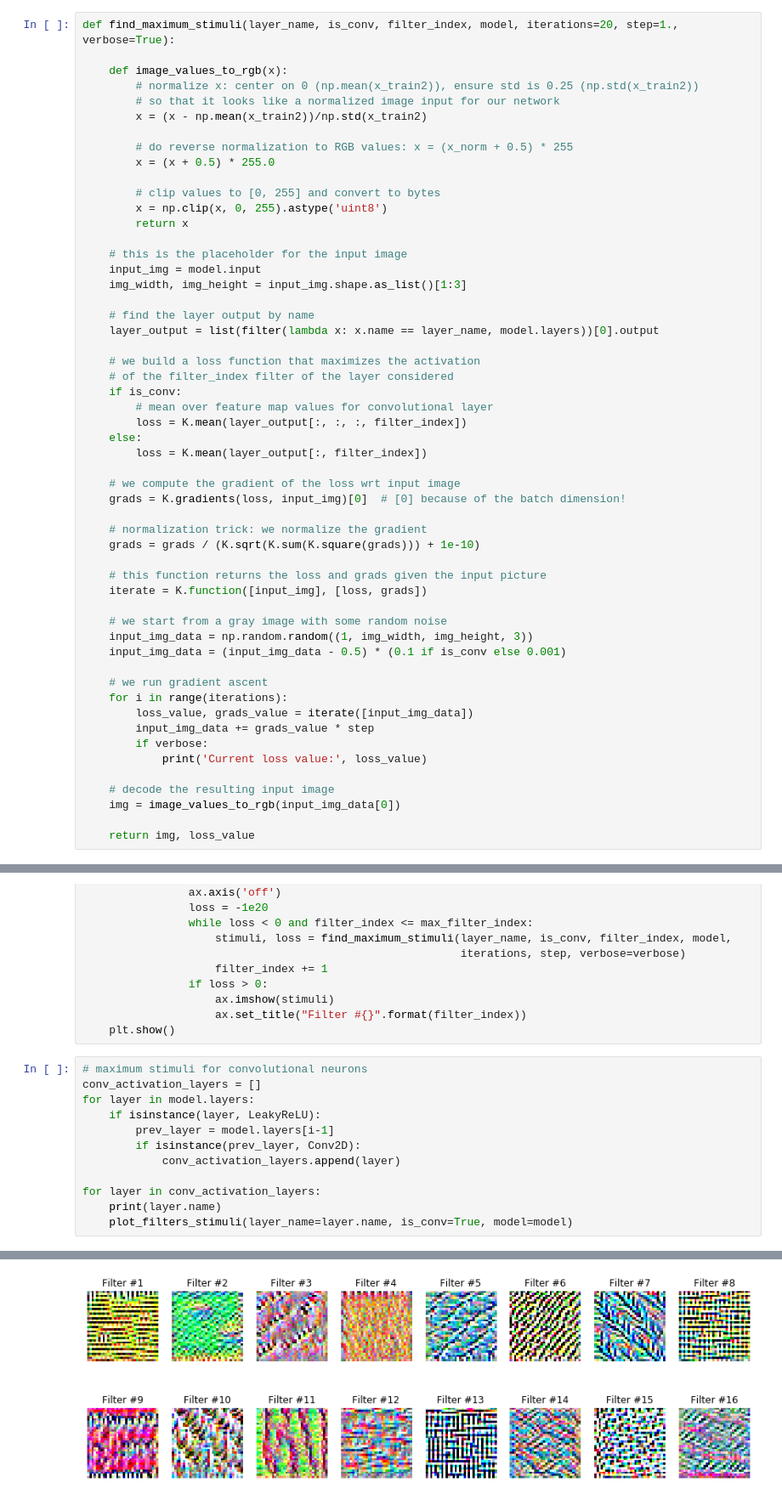
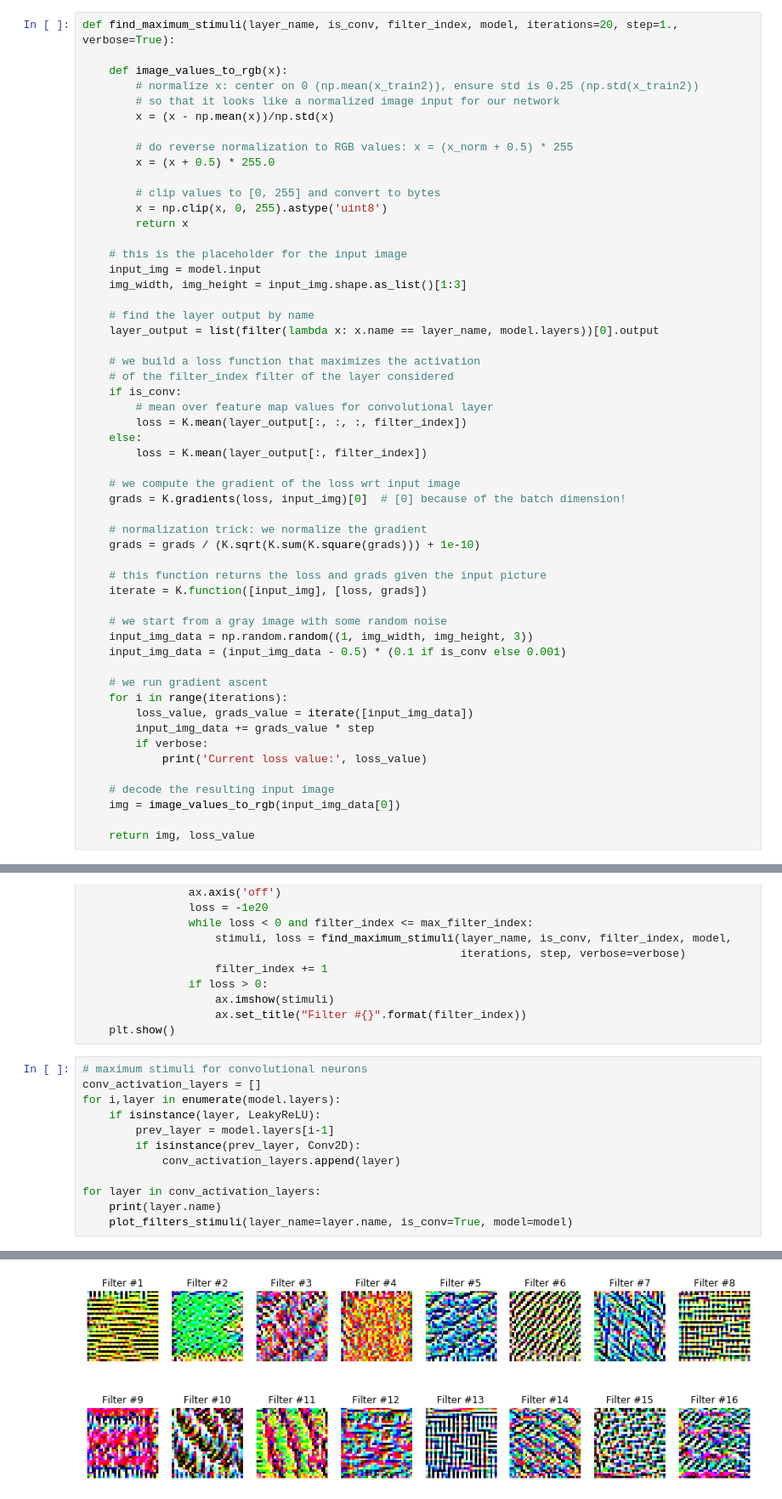
Before and after one commit to henrique-a/Coursera-Introduction-to-Deep-Learning, a Jupyter notebook: week3/week3_task1_first_cnn_cifar10_clean.ipynb, the cells around one changed output, grey strips where cells are left out. Shown at 85% size. Drawn from its saved outputs; the diff is of its cells as text.

```diff
--- a/week3/week3_task1_first_cnn_cifar10_clean.ipynb
+++ b/week3/week3_task1_first_cnn_cifar10_clean.ipynb
@@ -348,7 +348,7 @@ def find_maximum_stimuli(layer_name, is_conv, filter_index, model, iterations=20
     def image_values_to_rgb(x):
         # normalize x: center on 0 (np.mean(x_train2)), ensure std is 0.25 (np.std(x_train2))
         # so that it looks like a normalized image input for our network
-        x = (x - np.mean(x_train2))/np.std(x_train2)
+        x = (x - np.mean(x))/np.std(x)
 
         # do reverse normalization to RGB values: x = (x_norm + 0.5) * 255
         x = (x + 0.5) * 255.0
@@ -422,7 +422,7 @@ def plot_filters_stimuli(layer_name, is_conv, model, iterations=20, step=1., ver
 # %%
 # maximum stimuli for convolutional neurons
 conv_activation_layers = []
-for layer in model.layers:
+for i,layer in enumerate(model.layers):
     if isinstance(layer, LeakyReLU):
         prev_layer = model.layers[i-1]
         if isinstance(prev_layer, Conv2D):
@@ -441,2 +441,2 @@ leaky_re_lu_3
 leaky_re_lu_4
-[figure, old version]
+[figure, new version]
```
Also changed, not shown: parts of 3 cells of this notebook, 2 other files.
